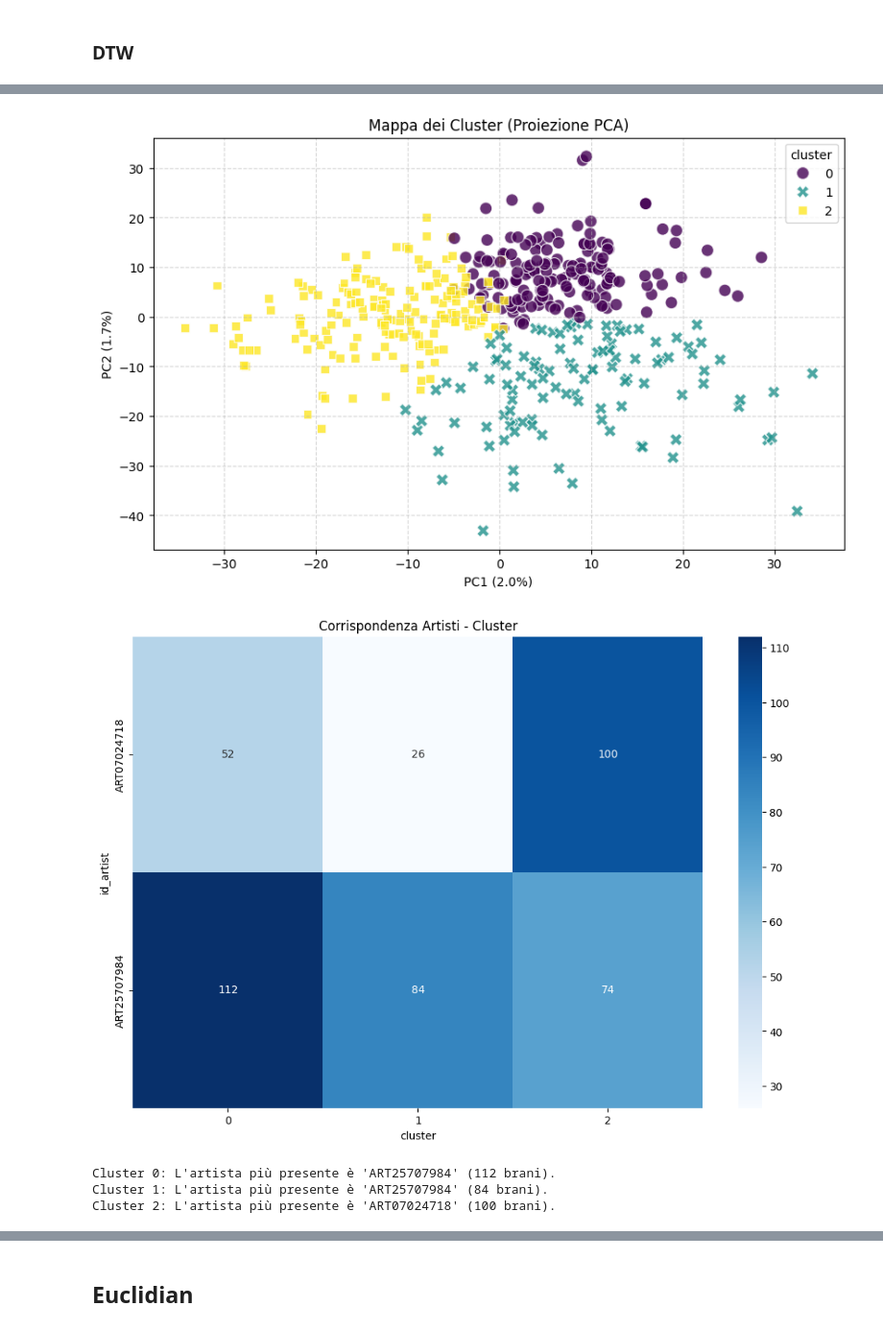
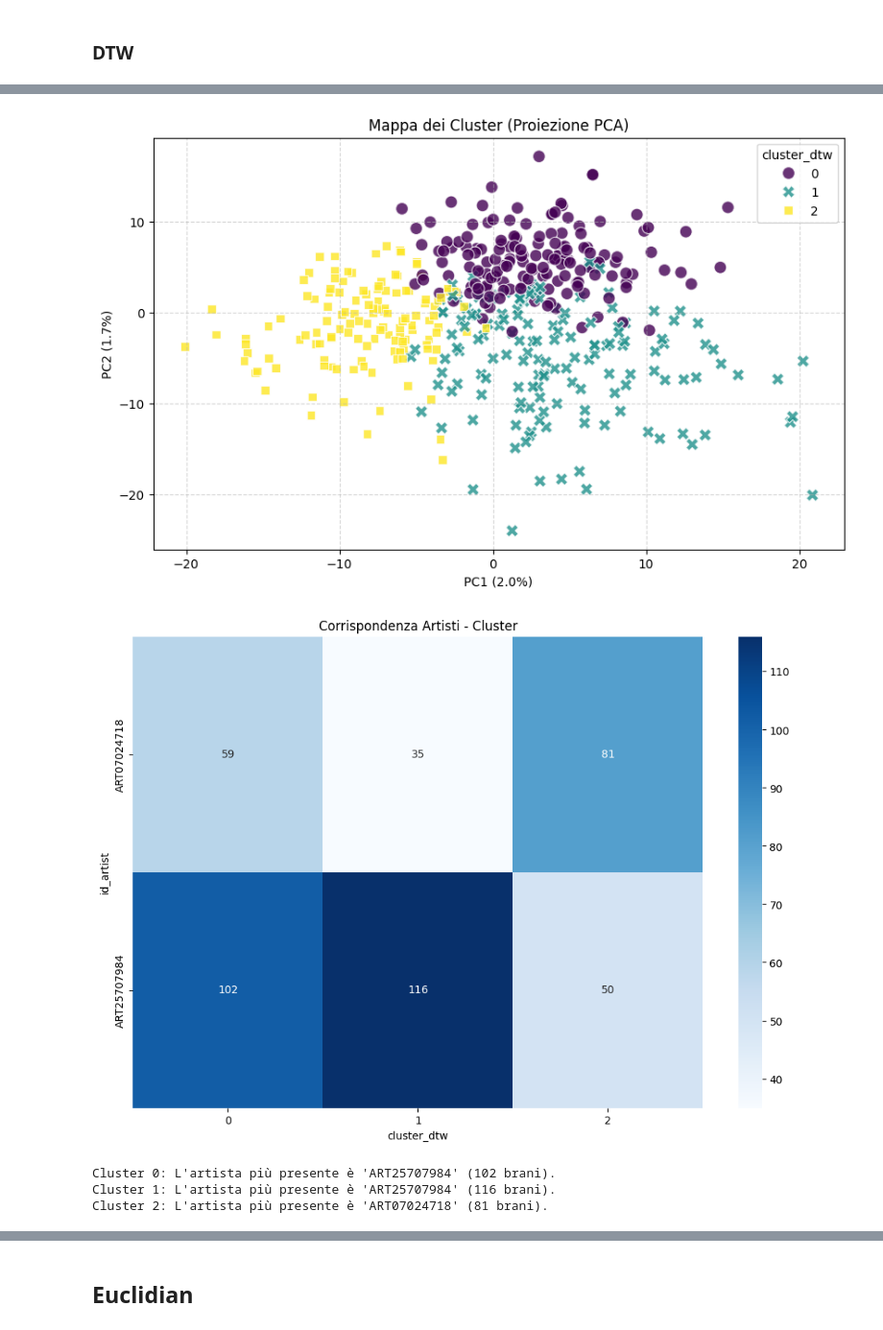
Before and after one commit to Syreel/DataMining, a Jupyter notebook: time_series_analysis.ipynb, the cells around one changed output, grey strips where cells are left out. Shown at 96% size. Saved outputs shown, nothing was run; the diff lists cells and outputs as text; code cells hidden in the pictures.

```diff
--- a/time_series_analysis.ipynb
+++ b/time_series_analysis.ipynb
@@ -489,7 +491,7 @@ for k in k_values:
         n_jobs=-1 # Usa tutti i core della CPU
     )
 
-    labels = km.fit_predict(X_clustering_scaled)
+    labels = km.fit_predict(X_clustering_scaled_resampled)
     duration = time.time() - start_time
 
     # L'Inertia è già calcolata dal modello alla fine di fit_predict
@@ -515,11 +520,11 @@ k=4 | Inertia: 7388.03 | Tempo: 297.2s
 # %%
 # Scegli il k basandoti sul grafico del gomito
-k_scelto = 3
+k_scelto_dtw = 3
 
 # Recuperiamo le etichette salvate senza ricalcolare nulla
-cl_dtw = models[k_scelto]
+cl_dtw = models[k_scelto_dtw]
 
-print(f"Risultati estratti per k={k_scelto}")
+print(f"Risultati estratti per k={k_scelto_dtw}")
 print(f"Distribuzione campioni nei cluster: {np.bincount(cl_dtw)}")
 # %% [output]
 Risultati estratti per k=3
@@ -612,24 +617,28 @@ import seaborn as sns
 
 # Creiamo una copia per l'analisi: df_processed resta pulito
 df_analysis = df_processed.copy()
-df_analysis['cluster'] = cl_dtw  # Aggiungiamo i cluster solo alla copia
+df_analysis['cluster_dtw'] = cl_dtw  # Aggiungiamo i cluster solo alla copia
 
 # 1. PCA: Appiattiamo X_clustering (454, 150, 20) -> (454, 3000)
-X_flat = X_clustering_scaled_resampled.reshape(X_clustering_scaled_resampled.shape[0], -1)
+X_flat_dtw = X_clustering_scaled_resampled.reshape(X_clustering_scaled_resampled.shape[0], -1)
 pca = PCA(n_components=2, random_state=42)
-X_pca = pca.fit_transform(X_flat)
+X_pca = pca.fit_transform(X_flat_dtw)
+
+pca_3d = PCA(n_components=3, random_state=42)
+X_pca_3d = pca_3d.fit_transform(X_flat_dtw)
 
 # Aggiungiamo le coordinate PCA alla copia per il plotting
 df_analysis['pca_1'] = X_pca[:, 0]
 df_analysis['pca_2'] = X_pca[:, 1]
+df_analysis['pca_3'] = X_pca_3d[:, 2]
 # %%
 plt.figure(figsize=(10, 6))
 sns.scatterplot(
     data=df_analysis,
     x='pca_1', y='pca_2',
-    hue='cluster',
+    hue='cluster_dtw',
     palette='viridis',
-    style='cluster',
+    style='cluster_dtw',
     s=100, alpha=0.8
 )
 plt.title("Mappa dei Cluster (Proiezione PCA)")
@@ -638,4 +647,4 @@ plt.ylabel(f"PC2 ({pca.explained_variance_ratio_[1]:.1%})")
 plt.grid(True, linestyle='--', alpha=0.5)
 plt.show()
 # %% [output]
-[figure, old version]
+[figure, new version]
@@ -642,23 +667,23 @@ plt.show()
 # %%
 # Creiamo la tabella di contingenza (Artisti vs Cluster)
-artist_ctab = pd.crosstab(df_analysis['id_artist'], df_analysis['cluster'])
+artist_ctab = pd.crosstab(df_analysis['id_artist'], df_analysis['cluster_dtw'])
 
 # Visualizzazione con Heatmap
 plt.figure(figsize=(12, 8))
 sns.heatmap(artist_ctab, annot=True, fmt='d', cmap="Blues")
 plt.title("Corrispondenza Artisti - Cluster")
 plt.show()
 
 # Identifichiamo l'artista "simbolo" di ogni cluster
-for c in sorted(df_analysis['cluster'].unique()):
+for c in sorted(df_analysis['cluster_dtw'].unique()):
     top_art = artist_ctab[c].idxmax()
     count = artist_ctab[c].max()
     print(f"Cluster {c}: L'artista più presente è '{top_art}' ({count} brani).")
 # %% [output]
-[figure, old version]
+[figure, new version]
-Cluster 0: L'artista più presente è 'ART25707984' (112 brani).
-Cluster 1: L'artista più presente è 'ART25707984' (84 brani).
-Cluster 2: L'artista più presente è 'ART07024718' (100 brani).
+Cluster 0: L'artista più presente è 'ART25707984' (102 brani).
+Cluster 1: L'artista più presente è 'ART25707984' (116 brani).
+Cluster 2: L'artista più presente è 'ART07024718' (81 brani).
 # %%
 import seaborn as sns
 import matplotlib.pyplot as plt
```
Also changed, not shown: parts of 56 cells of this notebook.
